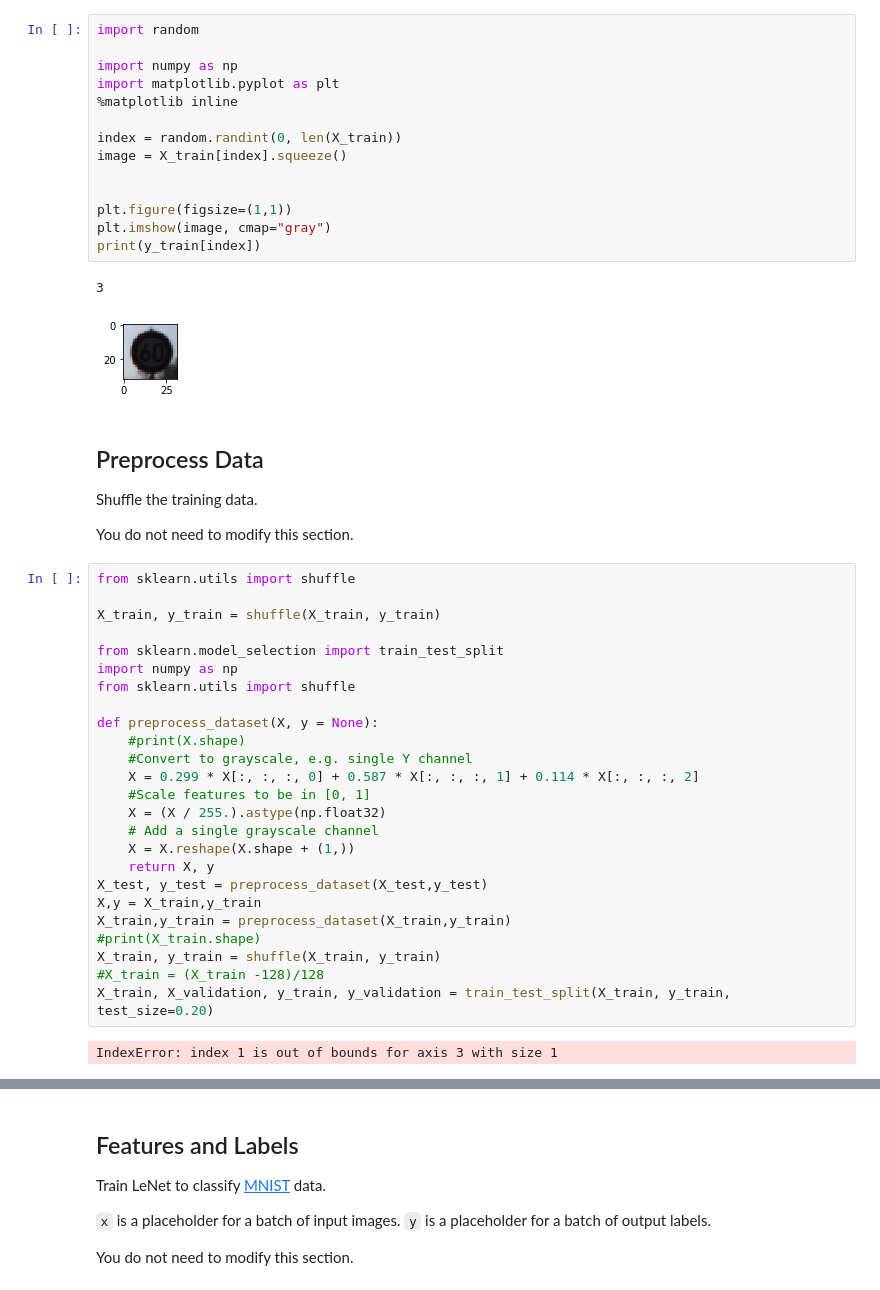
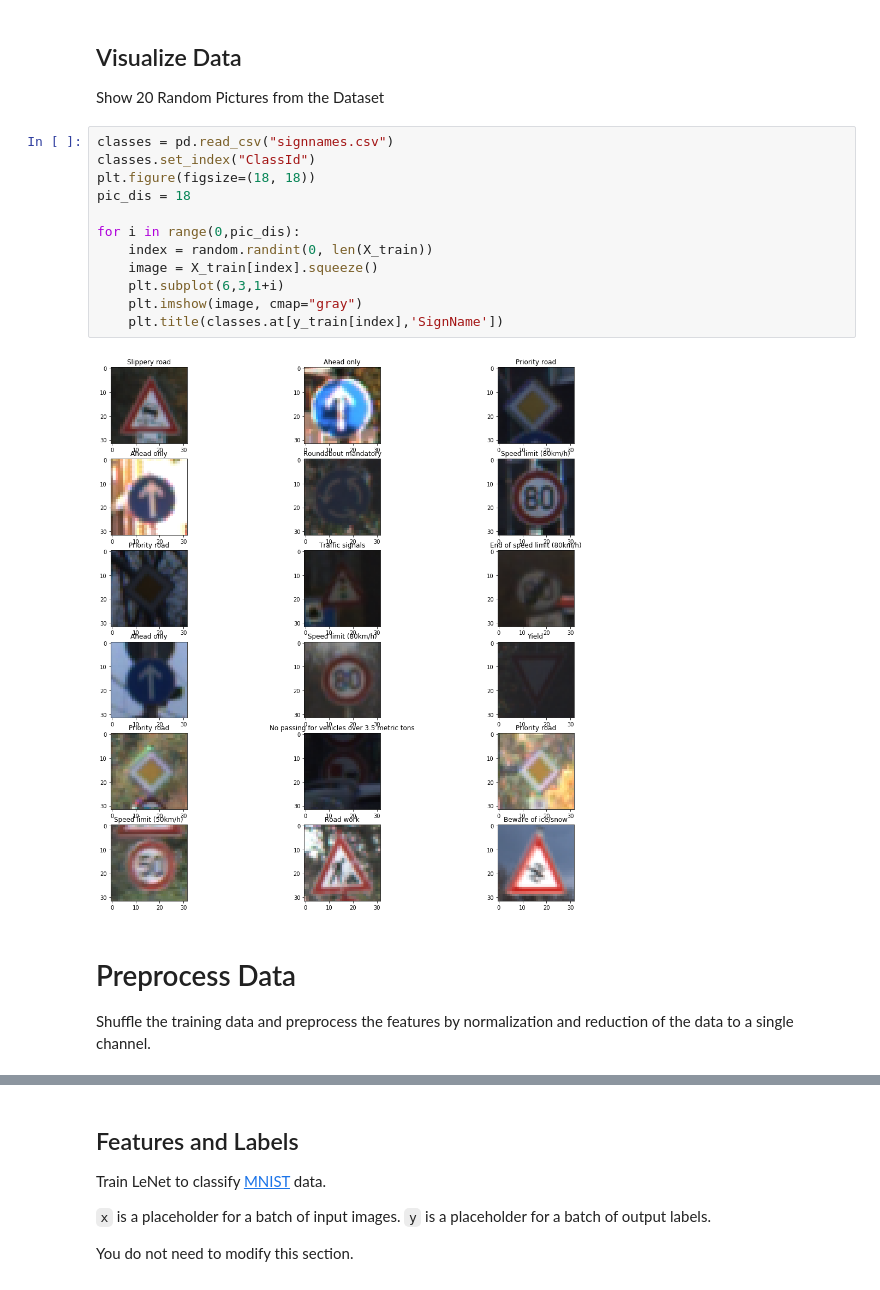
Before and after one commit to Ly0n/CarND-Traffic-Sign-cy, a Jupyter notebook: Traffic_Sign_cy.ipynb, the cells around one changed output, grey strips where cells are left out. Drawn from its saved outputs; the diff is of its cells as text.

```diff
--- a/Traffic_Sign_cy.ipynb
+++ b/Traffic_Sign_cy.ipynb
@@ -52,50 +50,22 @@ You do not need to modify this section.
+# %% [markdown]
+## Visualize Data
+
+Show 20 Random Pictures from the Dataset
 # %%
-import random
+classes = pd.read_csv("signnames.csv")
+classes.set_index("ClassId")
+plt.figure(figsize=(18, 18))
+pic_dis = 18
 
-import numpy as np
-import matplotlib.pyplot as plt
-%matplotlib inline
-
-index = random.randint(0, len(X_train))
-image = X_train[index].squeeze()
-
-
-plt.figure(figsize=(1,1))
-plt.imshow(image, cmap="gray")
-print(y_train[index])
+for i in range(0,pic_dis):
+    index = random.randint(0, len(X_train))
+    image = X_train[index].squeeze()
+    plt.subplot(6,3,1+i)
+    plt.imshow(image, cmap="gray")
+    plt.title(classes.at[y_train[index],'SignName'])
 # %% [output]
-3
-[figure, old version]
+[figure, new version]
-# %% [markdown]
-## Preprocess Data
-
-Shuffle the training data.
-
-You do not need to modify this section.
-# %%
-from sklearn.utils import shuffle
-
-X_train, y_train = shuffle(X_train, y_train)
-
-from sklearn.model_selection import train_test_split
-import numpy as np
-from sklearn.utils import shuffle
-
-def preprocess_dataset(X, y = None):
-    #print(X.shape)
-    #Convert to grayscale, e.g. single Y channel
-    X = 0.299 * X[:, :, :, 0] + 0.587 * X[:, :, :, 1] + 0.114 * X[:, :, :, 2]
-    #Scale features to be in [0, 1]
-    X = (X / 255.).astype(np.float32)
-    # Add a single grayscale channel
-    X = X.reshape(X.shape + (1,))
-    return X, y
-X_test, y_test = preprocess_dataset(X_test,y_test)
-X,y = X_train,y_train
-X_train,y_train = preprocess_dataset(X_train,y_train)
-#print(X_train.shape)
-X_train, y_train = shuffle(X_train, y_train)
-#X_train = (X_train -128)/128
-X_train, X_validation, y_train, y_validation = train_test_split(X_train, y_train, test_size=0.20)
-# %% [output]
-IndexError: index 1 is out of bounds for axis 3 with size 1
+# %% [markdown]
+# Preprocess Data
+
+Shuffle the training data and preprocess the features by normalization and reduction of the data to a single channel.
```
Also changed, not shown: parts of 23 cells of this notebook, 1 other file.
